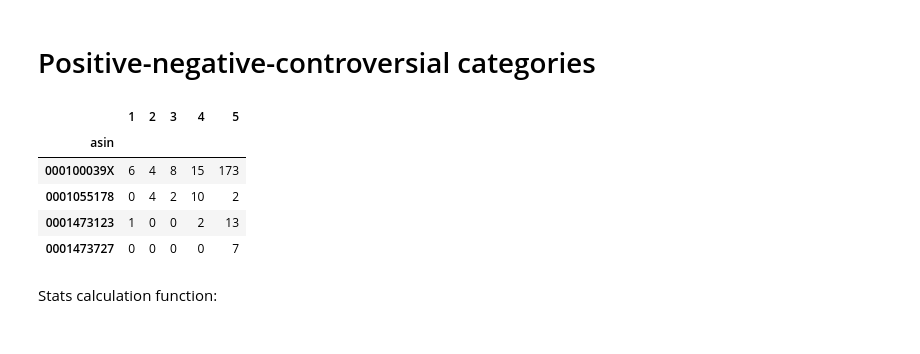
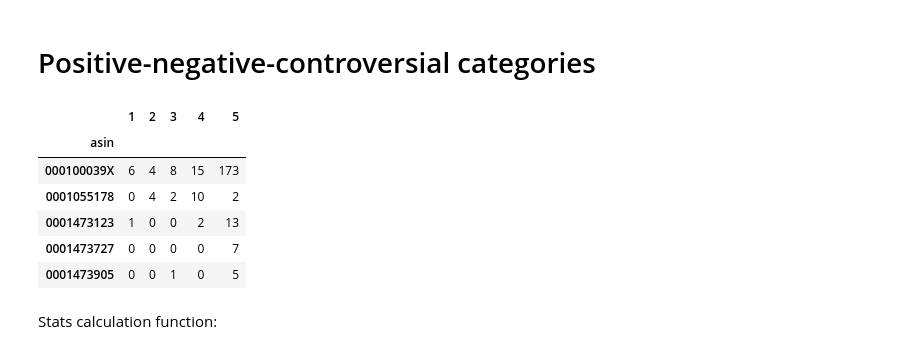
Before and after one commit to adamkozak/ADA2017-project, a Jupyter notebook: Project/Positive-negative-controversial.ipynb, the cells around one changed output. Cells and saved outputs as stored; diff of their text form; code cells hidden in the pictures.

```diff
--- a/Project/Positive-negative-controversial.ipynb
+++ b/Project/Positive-negative-controversial.ipynb
@@ -12,14 +12,15 @@ reviews_df = pd.DataFrame.from_csv('ratings_grouped_unstack.csv')
 # Small set for testing
 reviews_df_small = reviews_df.head(100)
 # %%
-reviews_df_small.head(4)
+reviews_df_small.head()
 # %% [output]
 |  | 1 | 2 | 3 | 4 | 5 |
 | asin |  |  |  |  |  |
 | 000100039X | 6 | 4 | 8 | 15 | 173 |
 | 0001055178 | 0 | 4 | 2 | 10 | 2 |
 | 0001473123 | 1 | 0 | 0 | 2 | 13 |
 | 0001473727 | 0 | 0 | 0 | 0 | 7 |
+| 0001473905 | 0 | 0 | 1 | 0 | 5 |
 # %% [markdown]
 Stats calculation function:
 # %%
```
Also changed, not shown: parts of 31 cells of this notebook.
